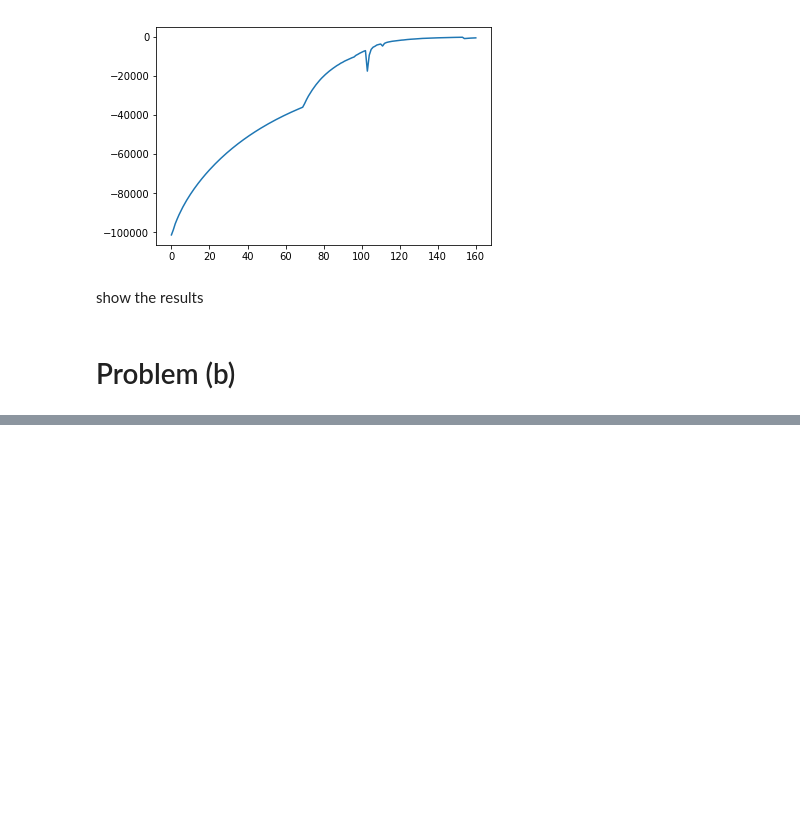
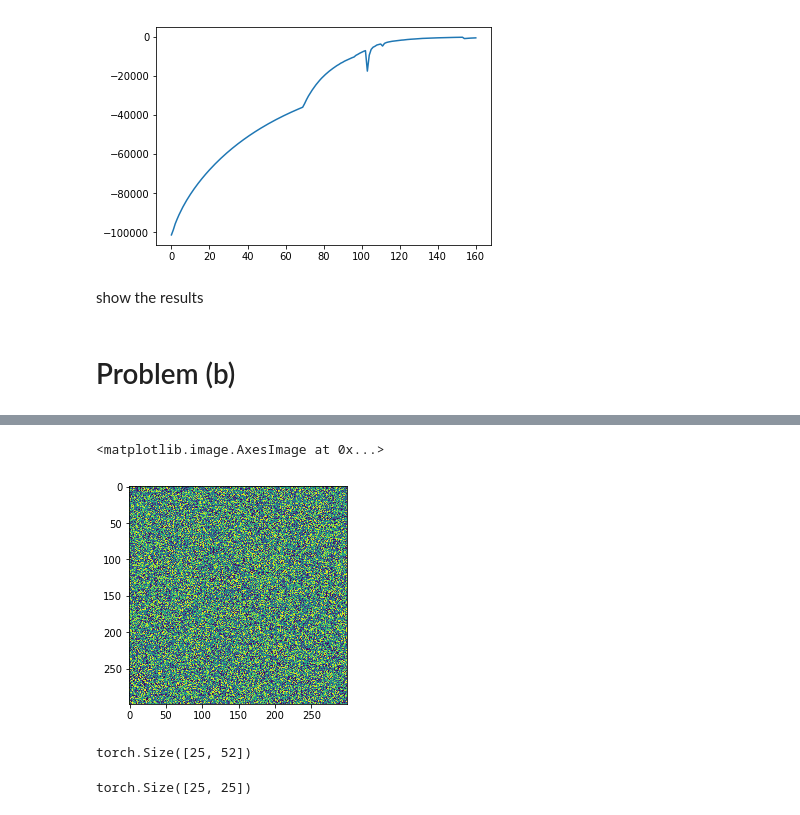
Before and after one commit to hamzakeurti/neural-control, a Jupyter notebook: codes/prob1_for_student.ipynb, the cells around one changed output, grey strips where cells are left out. Cells and saved outputs as stored; diff of their text form; code cells hidden in the pictures; blank space fills up the shorter version.

```diff
--- a/codes/prob1_for_student.ipynb
+++ b/codes/prob1_for_student.ipynb
@@ -20,7 +21,7 @@ import matplotlib.pyplot as plt
 prepare data
 # %%
 # CHOOSE THE AUGMENTS IF NECESSARY
-device = 'cuda:4' # device where you put your data and models
+device = 'cpu' # device where you put your data and models
 data_path = './' # the path of the 'npc_v4_data.h5' file
 batch_size = 50 # the batch size of the data loader
 insp_layer = 'conv3' # the middle layer extracted from alexnet, available in {'conv1', 'conv2', 'conv3', 'conv4', 'conv5'}
@@ -237,9 +238,9 @@ KeyboardInterrupt:
 exp = 9
 torch.save(encoder, f'../models/exp{exp}.pt')
 # %%
-exp = 6
+exp = '9cpu'
 
-encoder = torch.load(f'../models/exp{exp}.pt')
+encoder = torch.load(f'../models/exp{exp}.pt').to(device)
 # %%
 max(EVs)
 # %% [output]
@@ -336,0 +328,34 @@ AttributeError: 'Tensor' object has no attribute 'repeat_interleave'
+# %%
+lr = 1e-3
+lamb_tv = 1e-3
+for i in tqdm_notebook(range(iters)):
+    x = Variable(x,requires_grad = True)
+
+    x_jittered = jitter_image(x)
+
+    x_jittered = transform(x_jittered.repeat([1, 3, 1, 1]))
+
+    fmap = alexnet(x_jittered,layer = insp_layer)
+
+    out = encoder(fmap)
+    l_res = -torch.sum(out.gather(dim=1,index=n_id_torch))
+    l_tv = loss_TV(x)
+    loss = l_res + lamb_tv * l_tv
+
+    losses_tv.append(l_tv.item())
+    losses_res.append(l_res.item())
+    losses.append(loss.item())
+
+    print(f'iteration {i}, L_tv = {losses_tv[-1]} , L_res = {losses_res[-1]} , total_loss = {losses[-1]}')
+
+    loss.backward()
+    grad = x.grad.detach()
+
+
+#     print(grad.shape)
+    grad /= grad.std([1, 2, 3], keepdim=True) + 1e-8
+    x = (x - lr * grad).clamp(0, 1).detach()
+
+#     print("UPDATED")
+
+plt.imshow(x[0,0])
@@ -336,0 +367,13 @@ AttributeError: 'Tensor' object has no attribute 'repeat_interleave'
+# %%
+plt.imshow(x[0,0].cpu().detach().numpy())
+# %% [output]
+<matplotlib.image.AxesImage at 0x...>
+[figure, added]
+# %%
+out.shape
+# %% [output]
+torch.Size([25, 52])
+# %%
+out.index_select(1,n_id_torch.view(-1)).
+# %% [output]
+torch.Size([25, 25])
```
Also changed, not shown: parts of 7 cells of this notebook.
